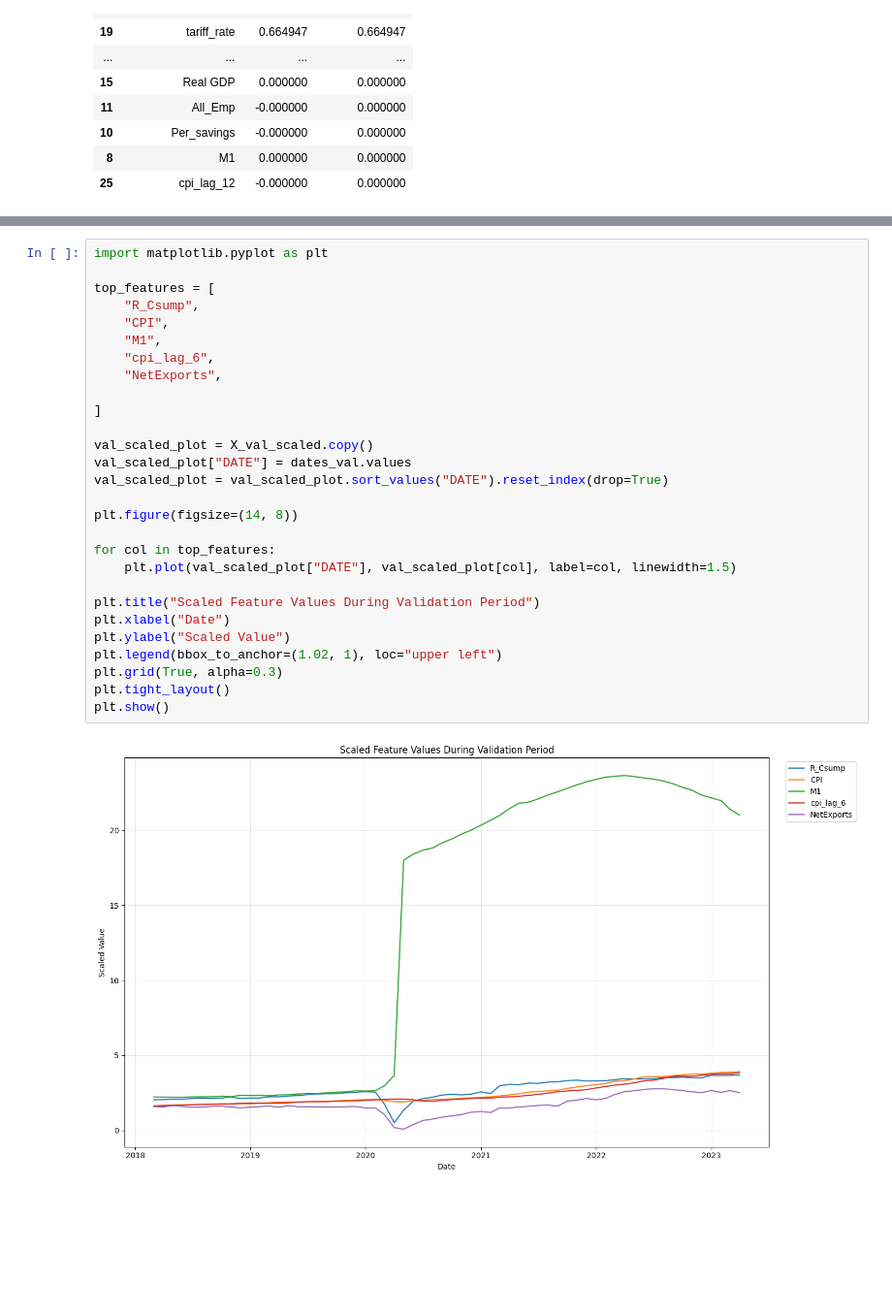
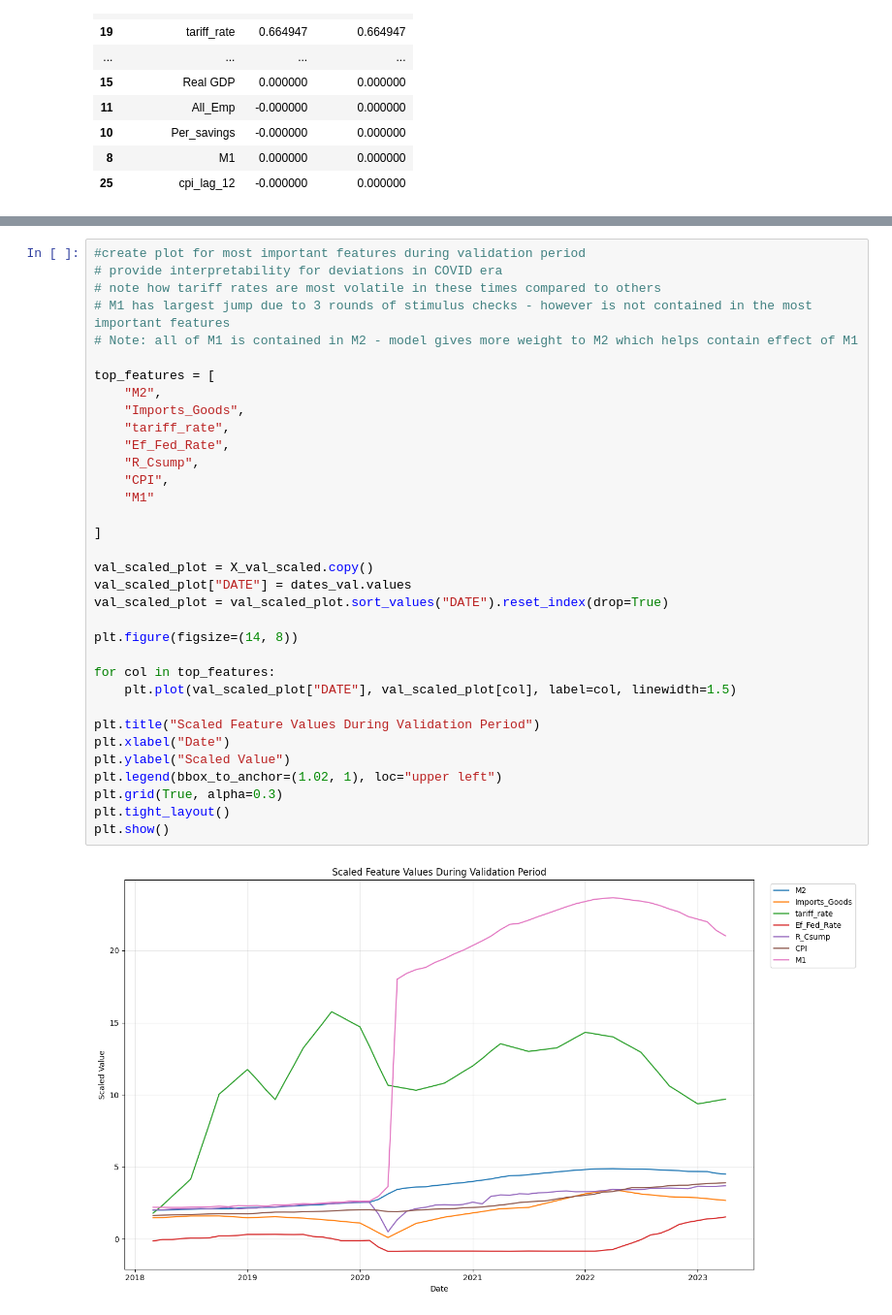
Before and after one commit to AndrewEross/GDP_inflation_prediction, a Jupyter notebook: inflation_model_backup.ipynb, the cells around one changed output, grey strips where cells are left out. Shown at 97% size. Drawn from its saved outputs; the diff is of its cells as text; blank space fills up the shorter version.

```diff
--- a/inflation_model_backup.ipynb
+++ b/inflation_model_backup.ipynb
@@ -435,30 +431,36 @@ lasso_importance
 # %%
-import matplotlib.pyplot as plt
+#create plot for most important features during validation period
+# provide interpretability for deviations in COVID era
+# note how tariff rates are most volatile in these times compared to others
+# M1 has largest jump due to 3 rounds of stimulus checks - however is not contained in the most important features
+# Note: all of M1 is contained in M2 - model gives more weight to M2 which helps contain effect of M1
 
 top_features = [
+    "M2",
+    "Imports_Goods",
+    "tariff_rate",
+    "Ef_Fed_Rate",
     "R_Csump",
     "CPI",
-    "M1",
-    "cpi_lag_6",
-    "NetExports",
+    "M1"
 
 ]
 
 val_scaled_plot = X_val_scaled.copy()
 val_scaled_plot["DATE"] = dates_val.values
 val_scaled_plot = val_scaled_plot.sort_values("DATE").reset_index(drop=True)
 
 plt.figure(figsize=(14, 8))
 
 for col in top_features:
     plt.plot(val_scaled_plot["DATE"], val_scaled_plot[col], label=col, linewidth=1.5)
 
 plt.title("Scaled Feature Values During Validation Period")
 plt.xlabel("Date")
 plt.ylabel("Scaled Value")
 plt.legend(bbox_to_anchor=(1.02, 1), loc="upper left")
 plt.grid(True, alpha=0.3)
 plt.tight_layout()
 plt.show()
 # %% [output]
-[figure, old version]
+[figure, new version]
```
Also changed, not shown: parts of 17 cells of this notebook.
